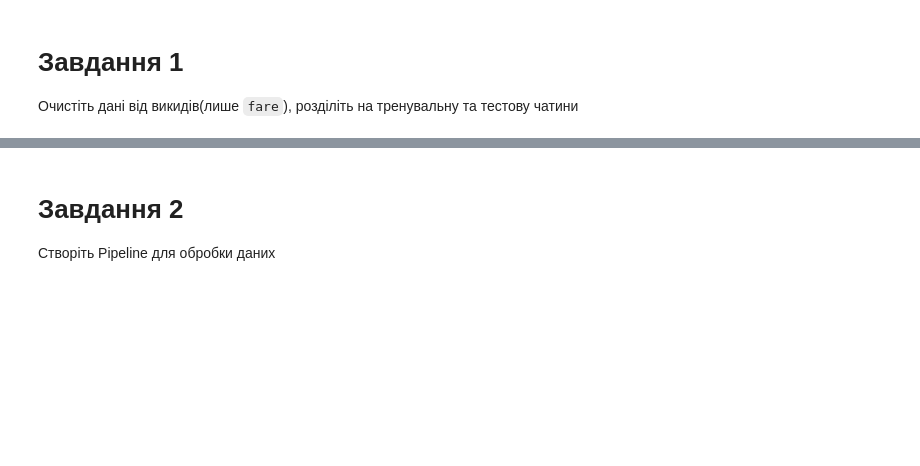
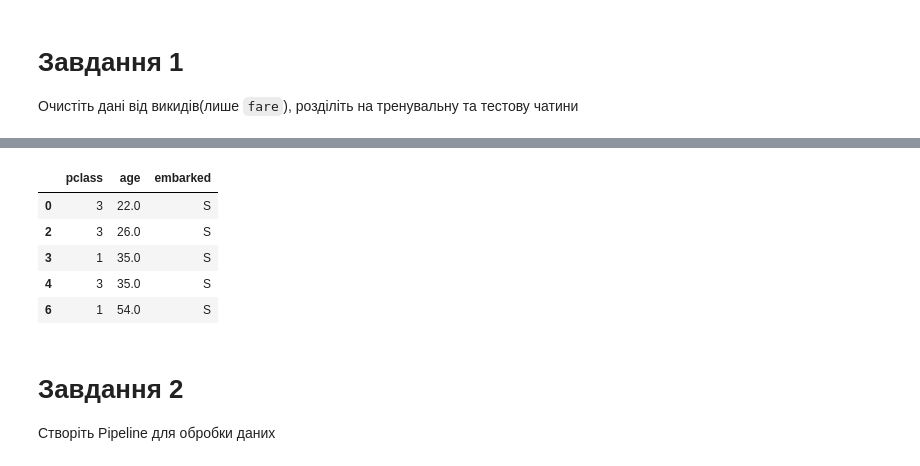
Before and after one commit to IrynaBarnych/AI8, a Jupyter notebook: module3/ДЗ_8.ipynb, the cells around one changed output, grey strips where cells are left out. Saved outputs shown, nothing was run; the diff lists cells and outputs as text; code cells hidden in the pictures; blank space fills up the shorter version.

```diff
--- a/module3/ДЗ_8.ipynb
+++ b/module3/ДЗ_8.ipynb
@@ -29,3 +29,24 @@ df.head()
 # %% [markdown]
 # Завдання 1
 Очистіть дані від викидів(лише `fare`), розділіть на тренувальну та тестову чатини
+# %%
+def remove_outliers(df, column_name):
+  column = df[column_name]
+
+  q1 = column.quantile(q=0.25)
+  q3 = column.quantile(q=0.75)
+
+  iqr = q3 - q1
+
+  lower = q1 - 1.5*iqr
+  upper = q3 + 1.5*iqr
+
+  mask = (column >= lower) & (column <= upper)
+
+  return df[mask]
+
+for column_name in df.columns:
+  if df.dtypes[column_name] in ("object", "datetime64[ns]"):
+    continue
+
+  df = remove_outliers(df, column_name)
@@ -31,0 +72,12 @@ df.head()
+# %%
+y = df['fare']
+X = df.drop(columns='fare')
+# %%
+X.head()
+# %% [output]
+|  | pclass | age | embarked |
+| 0 | 3 | 22.0 | S |
+| 2 | 3 | 26.0 | S |
+| 3 | 1 | 35.0 | S |
+| 4 | 3 | 35.0 | S |
+| 6 | 1 | 54.0 | S |
```
Also changed, not shown: parts of 19 cells of this notebook.
